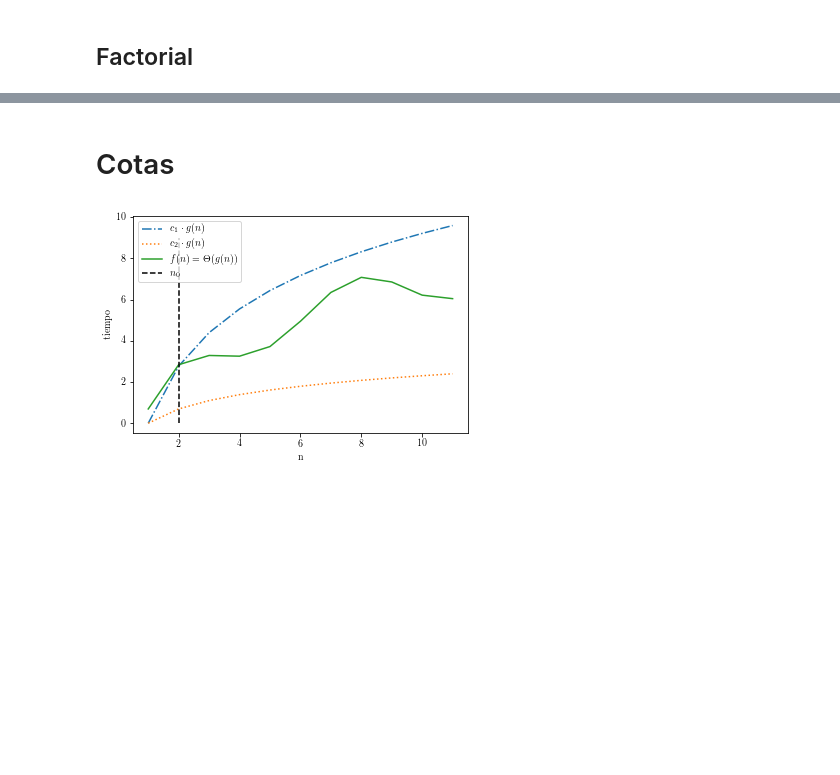
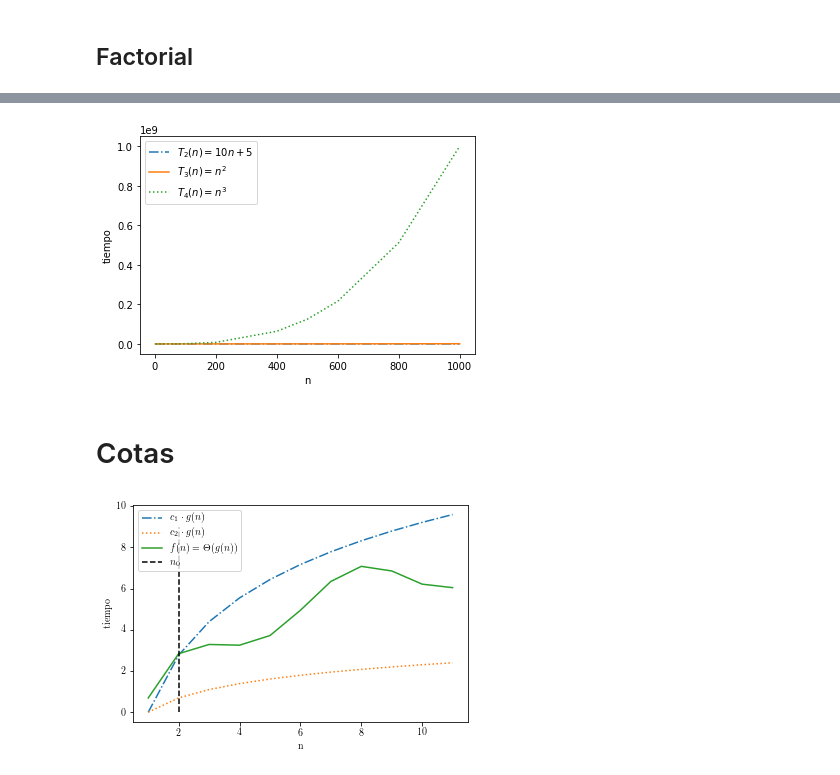
Before and after one commit to dmunguiatec/tec-material, a Jupyter notebook: IC-3002/notas/plotting/Notas Plots.ipynb, the cells around one changed output, grey strips where cells are left out. Cells and saved outputs as stored; diff of their text form; code cells hidden in the pictures; blank space fills up the shorter version.

```diff
--- a/IC-3002/notas/plotting/Notas Plots.ipynb
+++ b/IC-3002/notas/plotting/Notas Plots.ipynb
@@ -17,3 +53,22 @@ plt.show()
+# %%
+Ns = [1, 5, 10, 100, 200, 400, 500, 600, 800, 1000]
+T2n = [(10 * n) + 5 for n in Ns]
+T3n = [(n ** 2) for n in Ns]
+T4n = [(n ** 3) for n in Ns]
+
+%matplotlib inline
+import matplotlib.pyplot as plt
+
+plt.plot(Ns, T2n, '-.', label="$T_{2}(n)=10n+5$")
+plt.plot(Ns, T3n, '', label="$T_{3}(n)=n^2$")
+plt.plot(Ns, T4n, ':', label="$T_{4}(n)=n^3$")
+plt.ylabel('tiempo')
+plt.xlabel('n')
+plt.legend()
+plt.savefig('../plots/T2n_T3n_T4n.png')
+plt.show()
+# %% [output]
+[figure, added]
 # %% [markdown]
 # Cotas
 # %%
```
Also changed, not shown: parts of 3 cells of this notebook, 7 other files.
